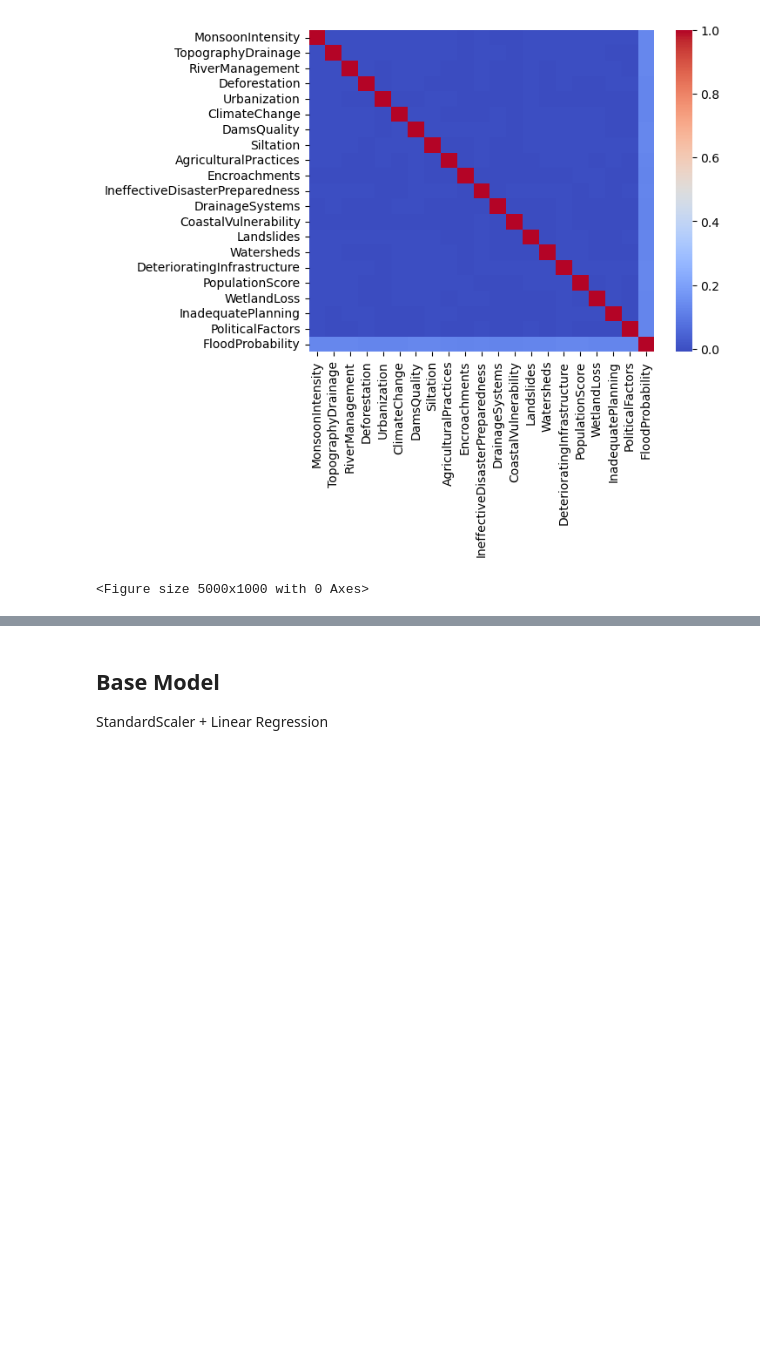
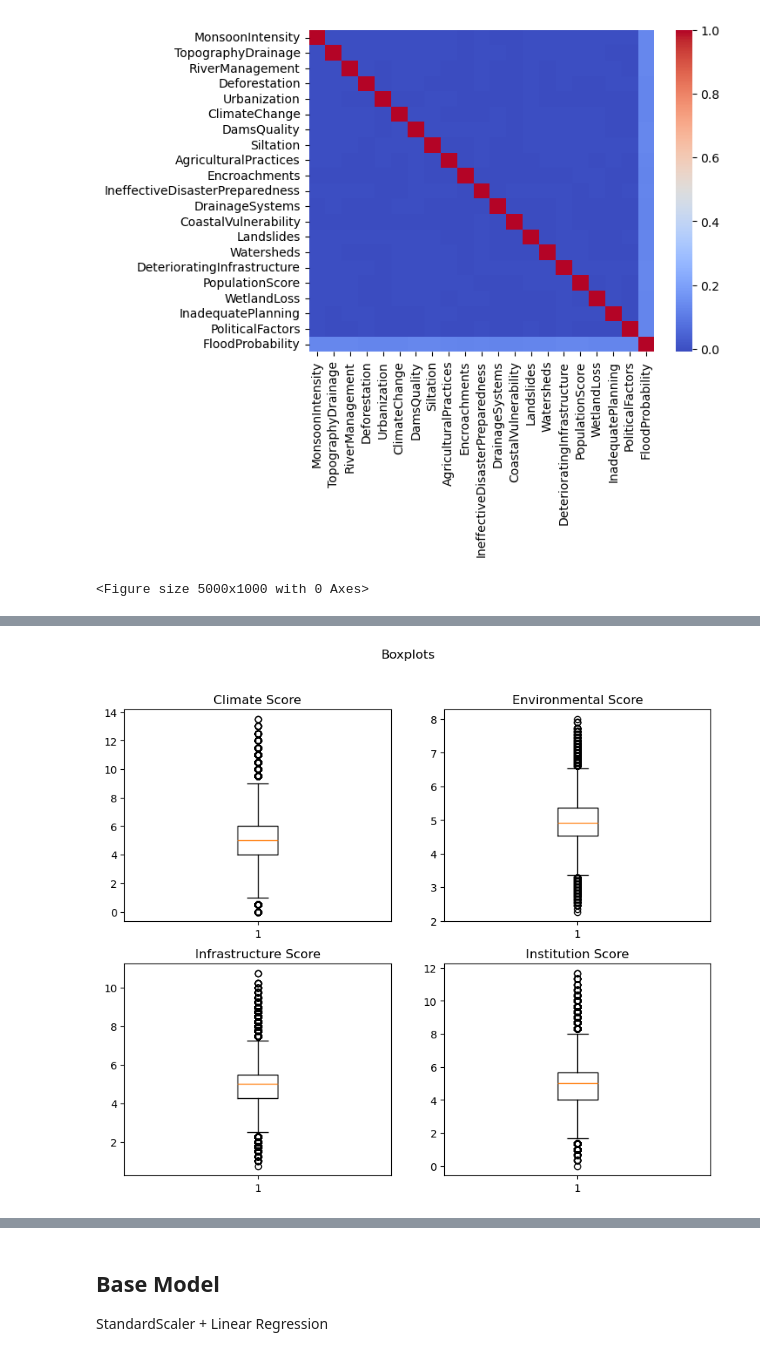
Before and after one commit to SBangarh/Flood_prediction, a Jupyter notebook: notebook.ipynb, the cells around one changed output, grey strips where cells are left out. Saved outputs shown, nothing was run; the diff lists cells and outputs as text; code cells hidden in the pictures; blank space fills up the shorter version.

```diff
--- a/notebook.ipynb
+++ b/notebook.ipynb
@@ -242,0 +447,5 @@ plt.show()
+# %%
+#plot boxplots
+plot_boxplots(grouped_df, grouped_df.drop('FloodProbability', axis=1).columns, 2, 2, (10, 8))
+# %% [output]
+[figure, added]
```
Also changed, not shown: parts of 69 cells of this notebook, 2 other files.
